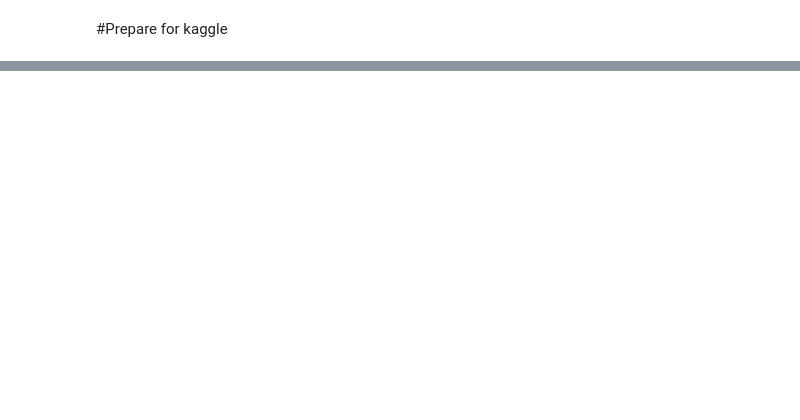
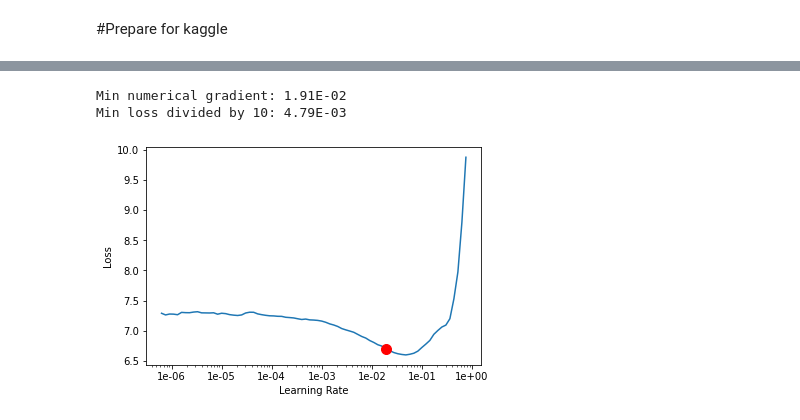
Before and after one commit to skdmajee/fastai, a Jupyter notebook: Whatcar.ipynb, the cells around one changed output, grey strips where cells are left out. Saved outputs shown, nothing was run; the diff lists cells and outputs as text; code cells hidden in the pictures; blank space fills up the shorter version.

```diff
--- a/Whatcar.ipynb
+++ b/Whatcar.ipynb
@@ -20,0 +84,4 @@ drwx------ 1 root root 4096 May  4 00:30 ..
+# %%
+img_dir= "./car_data/car_data"
+img_path=Path(img_dir)
+img_path.ls()
@@ -20,0 +103,3 @@ drwx------ 1 root root 4096 May  4 00:30 ..
+# %%
+np.random.seed(42)
+tfms=get_transforms(do_flip=True, flip_vert=False, max_lighting=0.1)
@@ -20,0 +115,6 @@ drwx------ 1 root root 4096 May  4 00:30 ..
+# %%
+data = ImageDataBunch.from_folder(img_path, 'train','valid','test',
+                                  no_check=True,
+                                  ds_tfms=tfms,
+                                  valid_pct=0.2,
+                                  size = 224, bs = 64).normalize(imagenet_stats)
@@ -20,0 +150,4 @@ drwx------ 1 root root 4096 May  4 00:30 ..
+# %%
+arch=models.resnet50
+
+learn=cnn_learner(data,arch, metrics=[accuracy])
@@ -20,0 +161,6 @@ drwx------ 1 root root 4096 May  4 00:30 ..
+# %%
+learn.recorder.plot(suggestion=True)
+# %% [output]
+Min numerical gradient: 1.91E-02
+Min loss divided by 10: 4.79E-03
+[figure, added]
```
Also changed, not shown: parts of 46 cells of this notebook.
